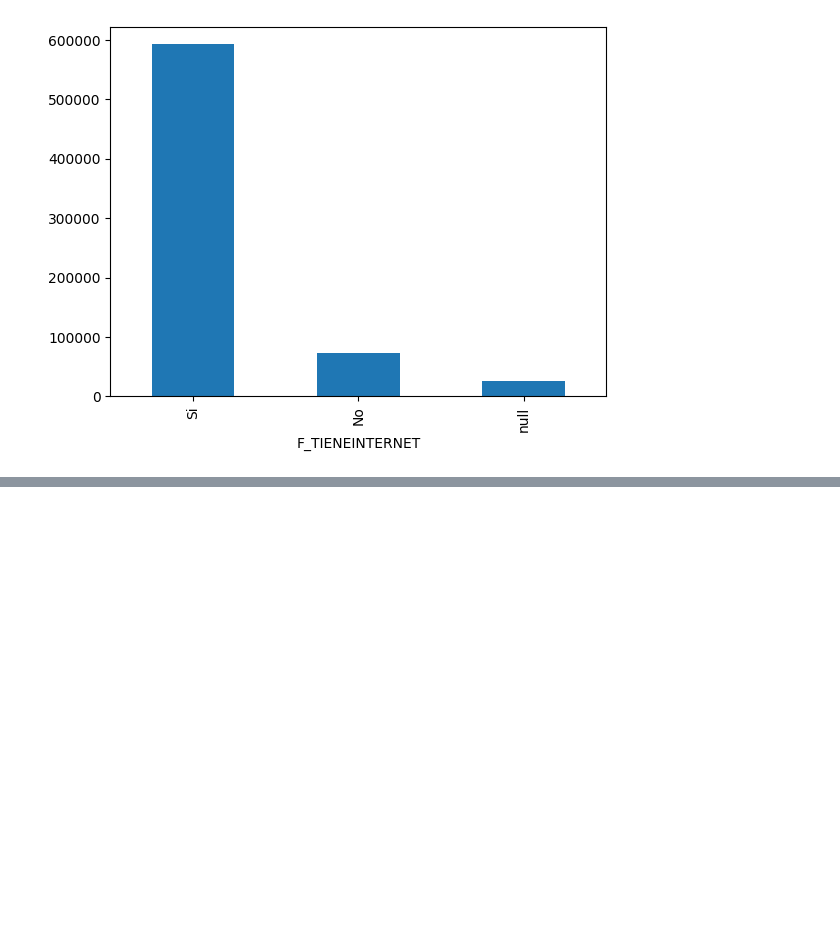
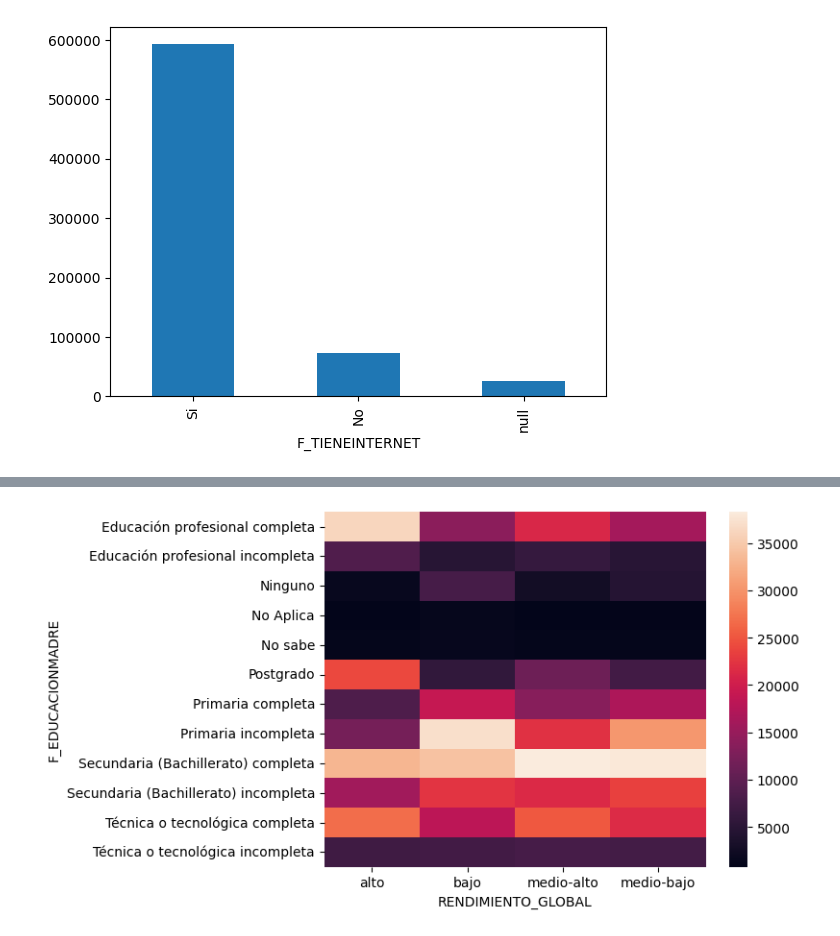
Before and after one commit to Thomascc123/Proyecto-Kaggle-Modelos, a Jupyter notebook: 02 - preprocesado.ipynb, the cells around one changed output, grey strips where cells are left out. Drawn from its saved outputs; the diff is of its cells as text; code cells hidden in the pictures; blank space fills up the shorter version.

```diff
--- a/02 - preprocesado.ipynb
+++ b/02 - preprocesado.ipynb
@@ -471,0 +553,4 @@ np.float64(96.15465703971118)
+# %%
+compareDiscreteValues(traincopy,'F_EDUCACIONMADRE')
+# %% [output]
+[figure, added]
```
Also changed, not shown: parts of 7 cells of this notebook.
